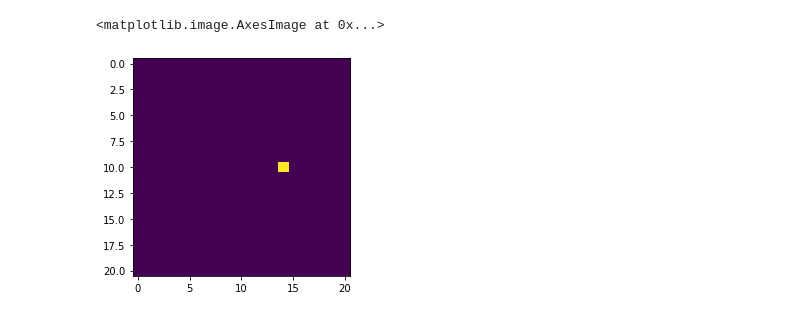
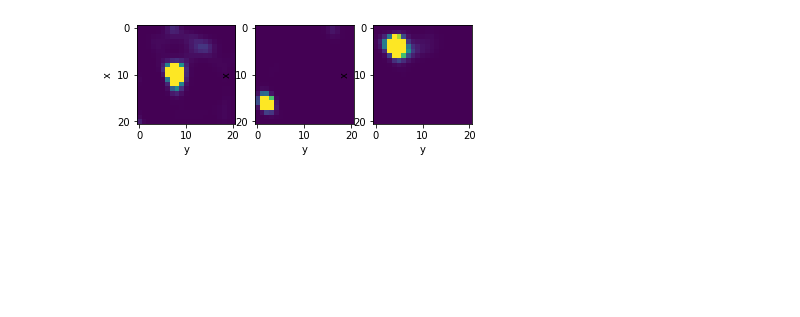
Before and after one commit to Varato/emc2d, a Jupyter notebook: lab/EMCRunThrough.ipynb, the cells around one changed output. Drawn from its saved outputs; the diff is of its cells as text; code cells hidden in the pictures; blank space fills up the shorter version.

```diff
--- a/lab/EMCRunThrough.ipynb
+++ b/lab/EMCRunThrough.ipynb
@@ -66,8 +57,10 @@ fig3, pmat = emc2d.viz.show_membership_probability(emc.membership_probability, f
-# %%
-plt.imshow(pmat[0], vmin=0., vmax=0.001)
-# %% [output]
-<matplotlib.image.AxesImage at 0x...>
-[figure, removed]
+# %%
+_, (ax1, ax2, ax3) = plt.subplots(ncols=3, sharex=True)
+emc2d.viz.show_membership_probability(emc.membership_probability, frame_index=0, drift_radius=max_drift, ax=ax1)
+emc2d.viz.show_membership_probability(emc.membership_probability, frame_index=100, drift_radius=max_drift, ax=ax2)
+emc2d.viz.show_membership_probability(emc.membership_probability, frame_index=200, drift_radius=max_drift, ax=ax3)
+# %% [output]
+[figure, added]
 # %%
 plt.imshow(emc.membership_probability, vmin=0, vmax=0.1)
 # %% [output]
```
Also changed, not shown: parts of 14 cells of this notebook, 10 other files.
